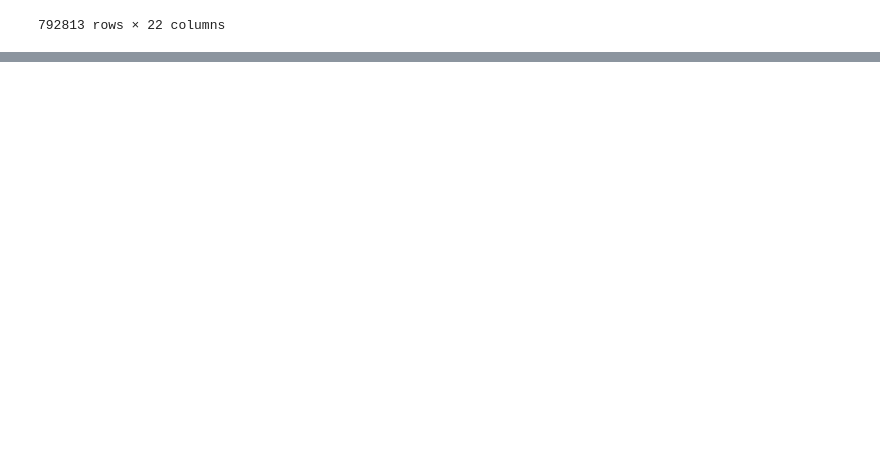
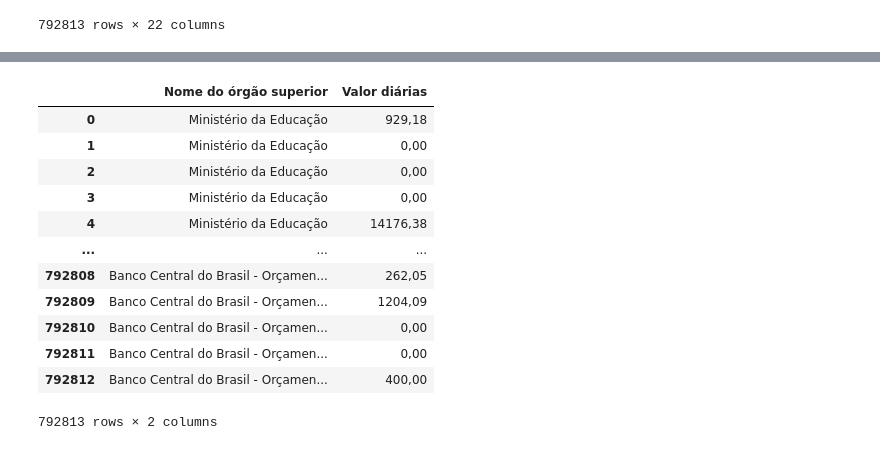
Before and after one commit to Murilo11/Analise-de-Dados-Portal-de-Transparencia, a Jupyter notebook: Analise_De_Dados_do_Portal_da_Transparencia.ipynb, the cells around one changed output, grey strips where cells are left out. Drawn from its saved outputs; the diff is of its cells as text; code cells hidden in the pictures; blank space fills up the shorter version.

Commit message:
Acessando e manipulando colunas

```diff
--- a/Analise_De_Dados_do_Portal_da_Transparencia.ipynb
+++ b/Analise_De_Dados_do_Portal_da_Transparencia.ipynb
@@ -8,6 +8,7 @@ caminho_dados = "/content/drive/MyDrive/AD- ASIMOV/2024_Viagem.csv"
 import pandas as pd
 
 df_viagens = pd.read_csv(caminho_dados, encoding="Windows-1252", sep=";")
+pd.set_option('display.max_columns', None)
 # %%
 df_viagens
 # %% [output]
@@ -26,0 +64,17 @@ df_viagens
+# %%
+colunas = ['Nome do órgão superior', 'Valor diárias']
+df_viagens[colunas]
+# %% [output]
+|  | Nome do órgão superior | Valor diárias |
+| 0 | Ministério da Educação | 929,18 |
+| 1 | Ministério da Educação | 0,00 |
+| 2 | Ministério da Educação | 0,00 |
+| 3 | Ministério da Educação | 0,00 |
+| 4 | Ministério da Educação | 14176,38 |
+| ... | ... | ... |
+| 792808 | Banco Central do Brasil - Orçamen... | 262,05 |
+| 792809 | Banco Central do Brasil - Orçamen... | 1204,09 |
+| 792810 | Banco Central do Brasil - Orçamen... | 0,00 |
+| 792811 | Banco Central do Brasil - Orçamen... | 0,00 |
+| 792812 | Banco Central do Brasil - Orçamen... | 400,00 |
+792813 rows × 2 columns
```
Also changed, not shown: parts of 4 cells of this notebook.
